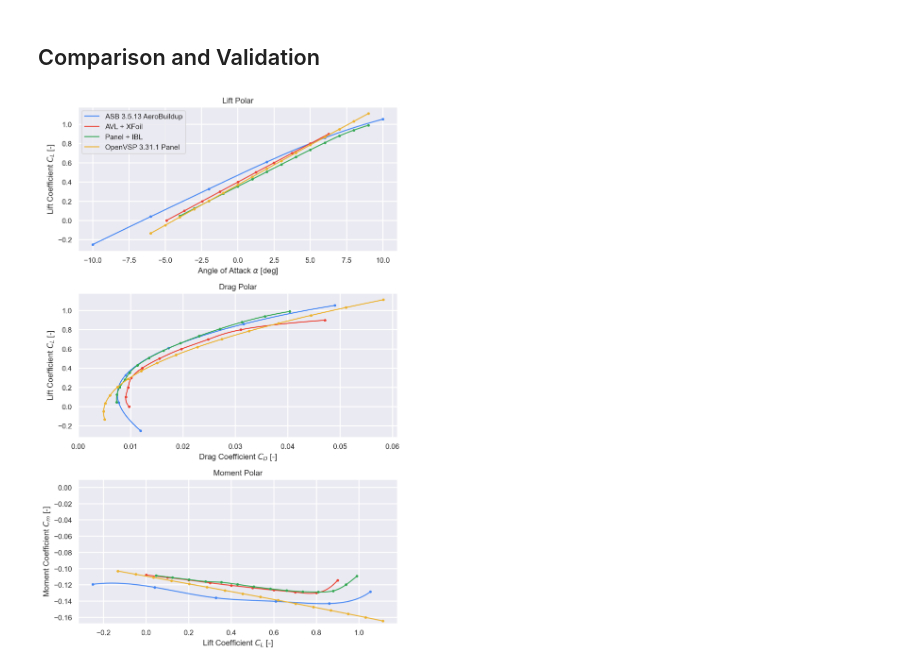
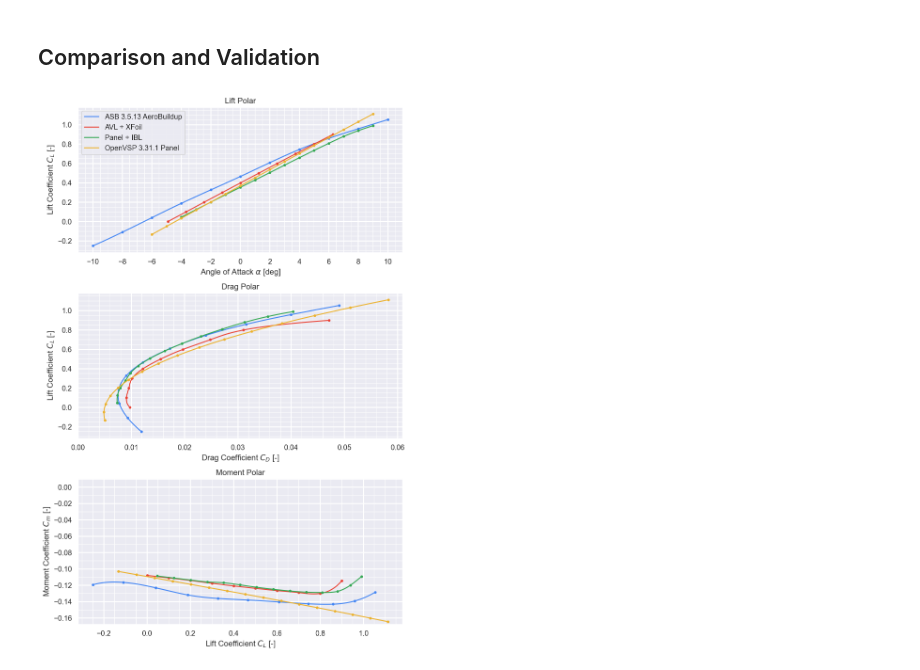
Before and after one commit to peterdsharpe/AeroSandbox, a Jupyter notebook: tutorial/06 - Aerodynamics/01 - AeroSandbox 3D Aerodynamics Tools/01 - Comparison and Validation.ipynb, the cells around one changed output. Saved outputs shown, nothing was run; the diff lists cells and outputs as text; code cells hidden in the pictures.

Commit message:
update plot

```diff
--- a/tutorial/06 - Aerodynamics/01 - AeroSandbox 3D Aerodynamics Tools/01 - Comparison and Validation.ipynb
+++ b/tutorial/06 - Aerodynamics/01 - AeroSandbox 3D Aerodynamics Tools/01 - Comparison and Validation.ipynb
@@ -61,7 +61,7 @@ We wish to analyze it at the following aerodynamic operating point:
 op_point = asb.OperatingPoint(
     atmosphere=asb.Atmosphere(altitude=0),
     velocity=91.3,  # m/s
-    alpha=np.linspace(-10, 10, 6)
+    alpha=np.linspace(-10, 10, 11)
 )
 
 xyz_ref = [0.585, 0, 0]
@@ -235,31 +235,37 @@ for name, data in name_data.items():
         ".-",
         label=name
     )
 
     plt.sca(ax[2])
 
     p.plot_smooth(
         data["CL"],
         data["Cm"],
         ".-",
         label=name
     )
 
 ax[0].set_title("Lift Polar")
 ax[0].set_xlabel("Angle of Attack $\\alpha$ [deg]")
 ax[0].set_ylabel("Lift Coefficient $C_L$ [-]")
+plt.sca(ax[0])
+p.set_ticks(2,0.5,0.2,0.05)
 
 ax[1].set_title("Drag Polar")
 ax[1].set_xlabel("Drag Coefficient $C_D$ [-]")
 ax[1].set_ylabel("Lift Coefficient $C_L$ [-]")
 ax[1].set_xlim(left=0)
+plt.sca(ax[1])
+p.set_ticks(0.01, 0.002, 0.2, 0.05)
 
 ax[2].set_title("Moment Polar")
 ax[2].set_xlabel("Lift Coefficient $C_L$ [-]")
 ax[2].set_ylabel("Moment Coefficient $C_m$ [-]")
 ax[2].set_ylim(top=0.01)  # Keep zero in view
+plt.sca(ax[2])
+p.set_ticks(0.2, 0.05, 0.02, 0.01)
 
 plt.sca(ax[0])
 p.show_plot()
 # %% [output]
-[figure, old version]
+[figure, new version]
```
Also changed, not shown: parts of 2 cells of this notebook.
